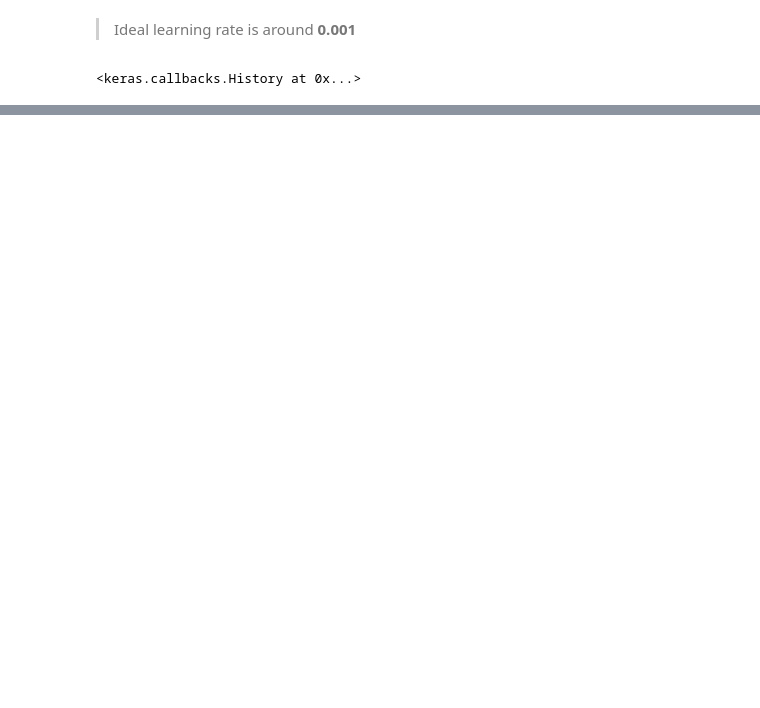
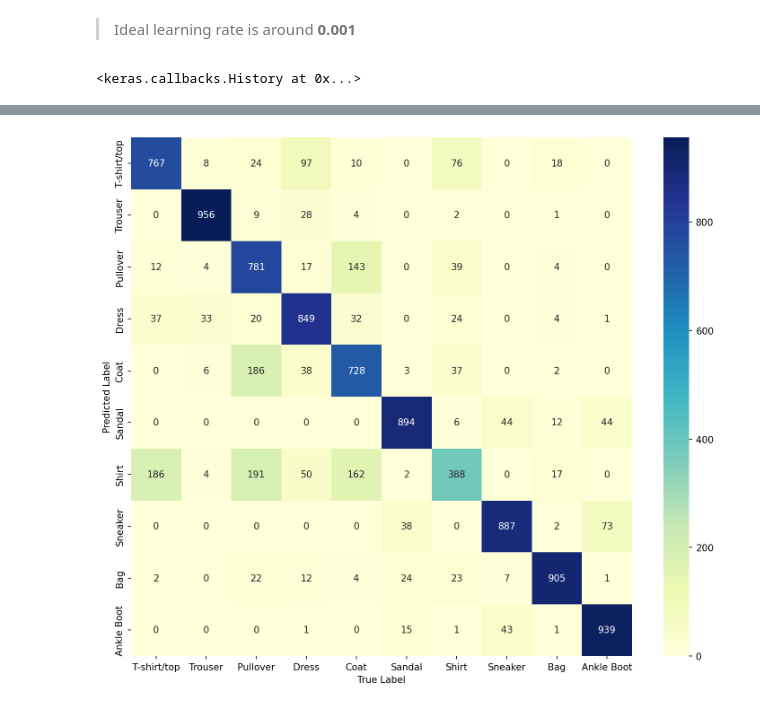
Before and after one commit to kshipra-jadav/ZTM-DeepLearning, a Jupyter notebook: Neural Network Classification/nn_multi_class_classification.ipynb, the cells around one changed output, grey strips where cells are left out. Cells and saved outputs as stored; diff of their text form; code cells hidden in the pictures; blank space fills up the shorter version.

```diff
--- a/Neural Network Classification/nn_multi_class_classification.ipynb
+++ b/Neural Network Classification/nn_multi_class_classification.ipynb
@@ -263,0 +317,14 @@ model_4.fit(train_data_norm, train_labels, validation_data=(test_data_norm, test
+# %%
+import seaborn as sns
+fig, ax = plt.subplots(figsize=(12, 10))
+
+s = sns.heatmap(cm,
+            annot=True,
+            cmap=plt.cm.YlGnBu,
+            ax=ax,fmt=".0f",
+            xticklabels=class_names,
+            yticklabels=class_names
+)
+s.set(xlabel="True Label", ylabel="Predicted Label");
+# %% [output]
+[figure, added]
```
Also changed, not shown: parts of 10 cells of this notebook.
